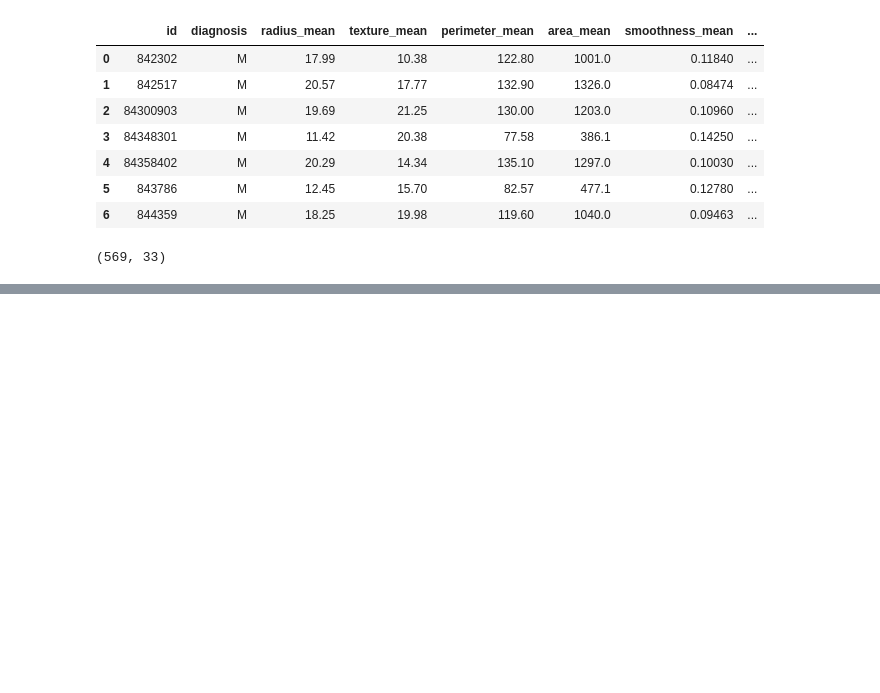
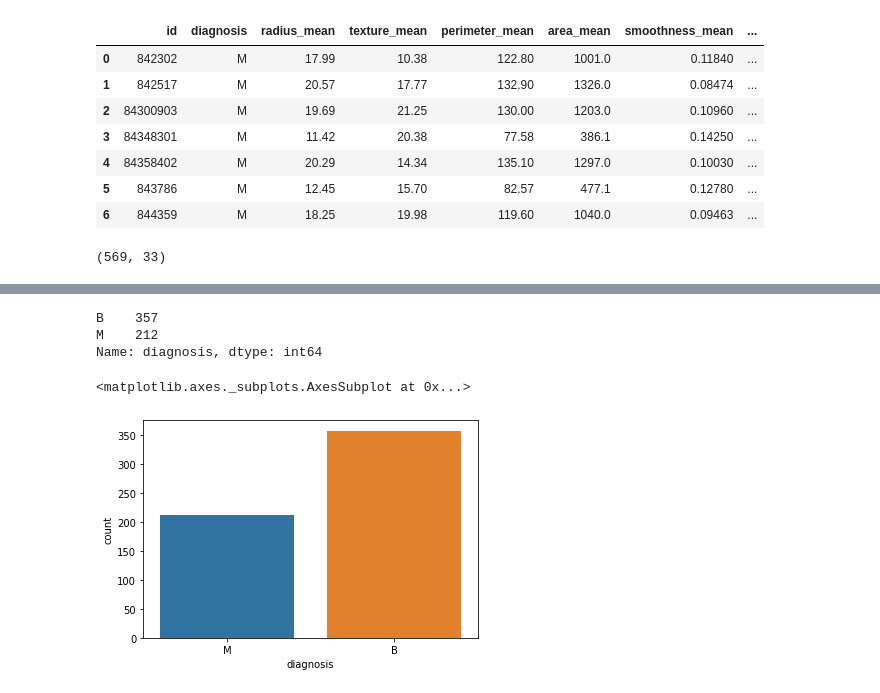
Before and after one commit to kaustavr19/Data-Science_ML----Projects-Resources, a Jupyter notebook: Projects/Breast Cancer/Breast_Cancer.ipynb, the cells around one changed output, grey strips where cells are left out. Drawn from its saved outputs; the diff is of its cells as text; code cells hidden in the pictures; blank space fills up the shorter version.

```diff
--- a/Projects/Breast Cancer/Breast_Cancer.ipynb
+++ b/Projects/Breast Cancer/Breast_Cancer.ipynb
@@ -31,0 +51,4 @@ df.shape
+# %%
+#drop the column 'Unnamed' with all missing values
+df = df.dropna(axis=1)
+df.isna().sum()
@@ -31,0 +73,13 @@ df.shape
+# %%
+#count of no. of Malignane/Benign cells
+df['diagnosis'].value_counts()
+# %% [output]
+B    357
+M    212
+Name: diagnosis, dtype: int64
+# %%
+#visulaize the count
+sns.countplot(df['diagnosis'], label='count')
+# %% [output]
+<matplotlib.axes._subplots.AxesSubplot at 0x...>
+[figure, added]
```
Also changed, not shown: parts of 12 cells of this notebook.
